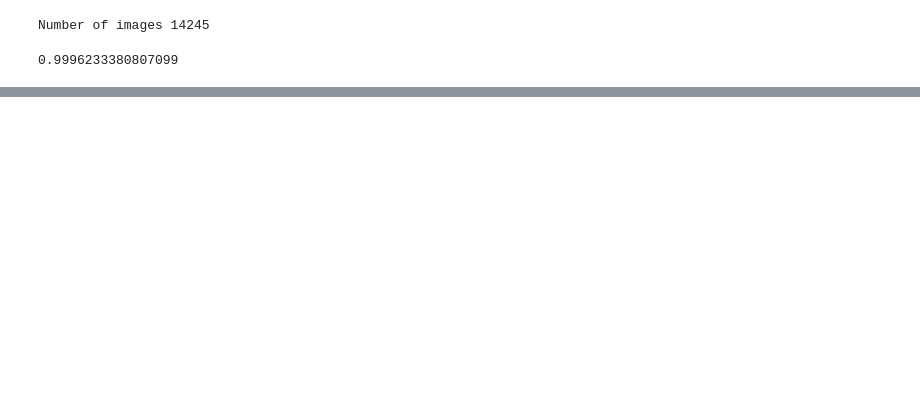
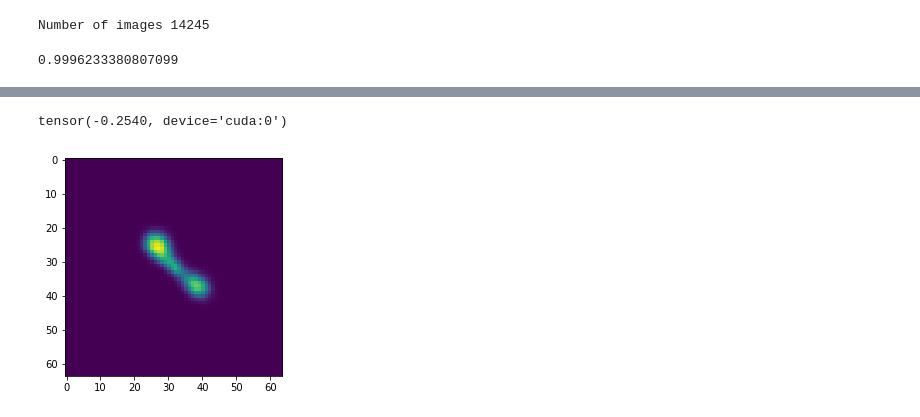
Before and after one commit to nottu/pytorch-autoencoder-tests, a Jupyter notebook: VAE_Torch.ipynb, the cells around one changed output, grey strips where cells are left out. Cells and saved outputs as stored; diff of their text form; code cells hidden in the pictures; blank space fills up the shorter version.

```diff
--- a/VAE_Torch.ipynb
+++ b/VAE_Torch.ipynb
@@ -234,2 +249,4 @@ torch.save(cae, 'vae_model')
 # cae = torch.load('cae_model')
 # cae.eval()
+# %%
+s = sample[4:5]
@@ -235,0 +260,10 @@ torch.save(cae, 'vae_model')
+# %%
+with torch.no_grad():
+    e = vae.encode(s.to(device))[0]
+#     e[0][0] = -2
+    d = vae.decode(e)
+plt.imshow(d.cpu()[0][0])
+e[0][0]
+# %% [output]
+tensor(-0.2540, device='cuda:0')
+[figure, added]
```
Also changed, not shown: parts of 23 cells of this notebook, 3 other files.
